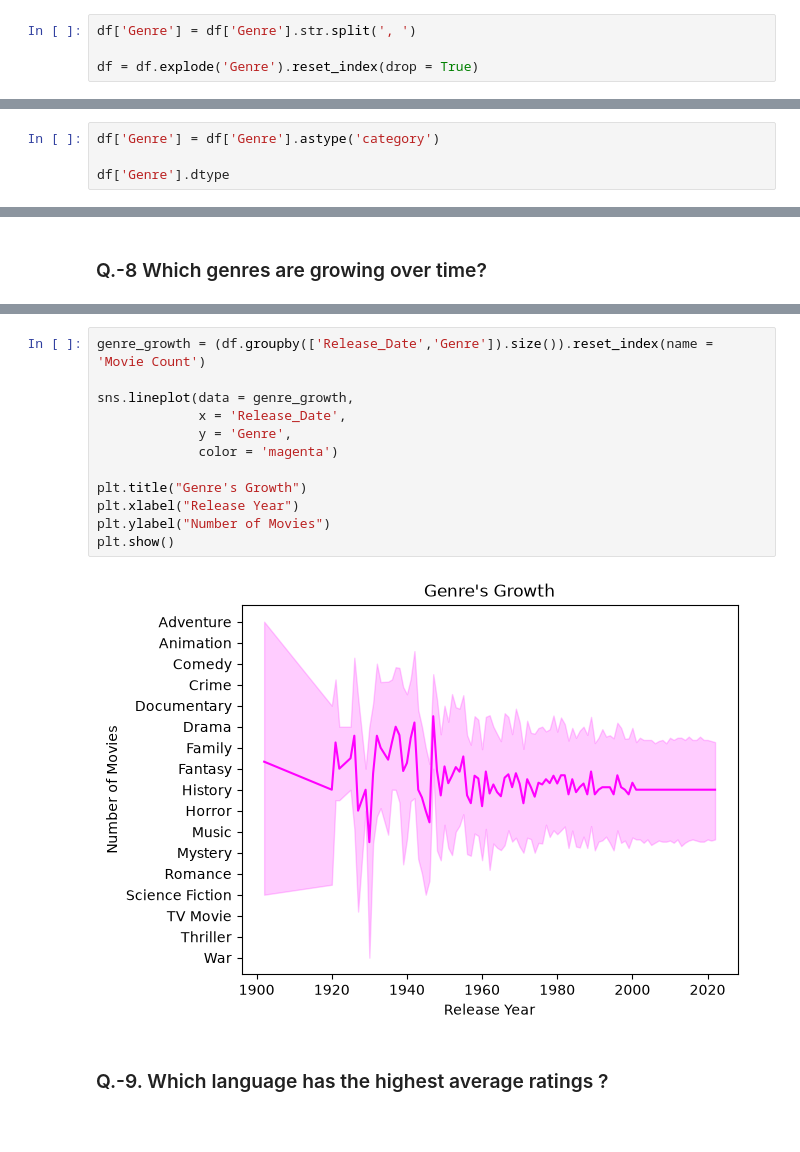
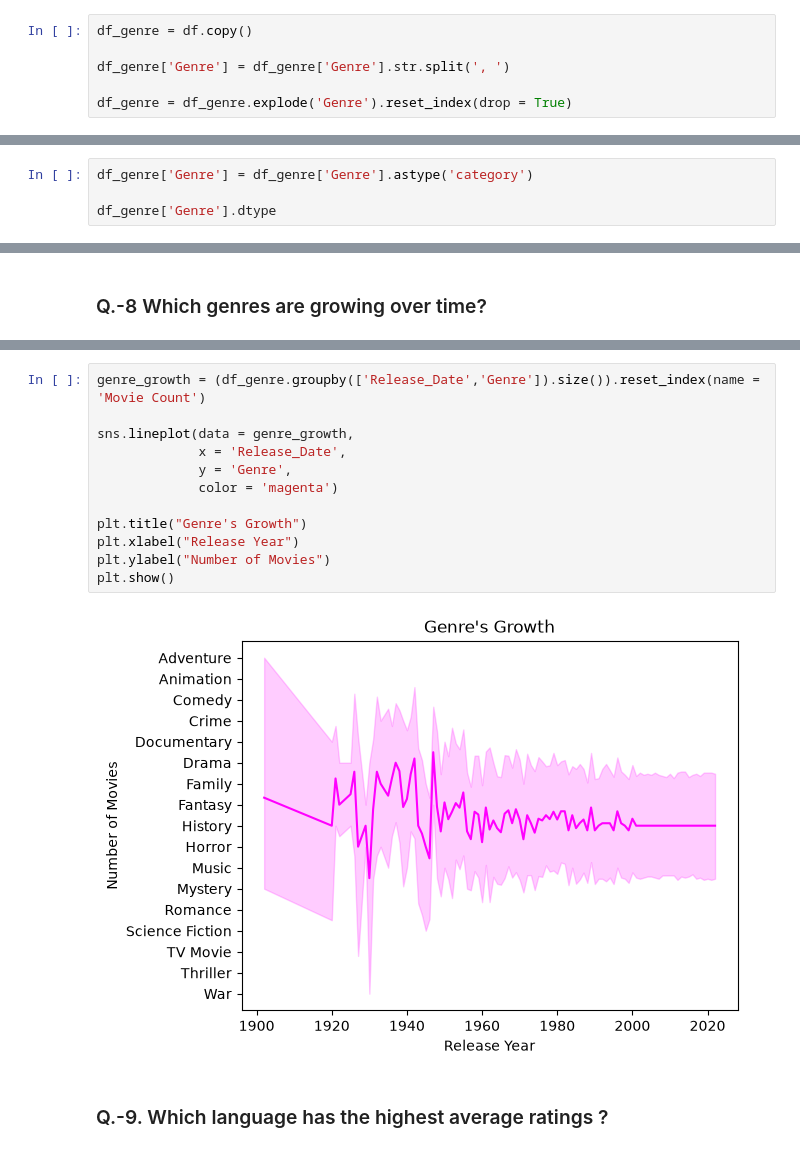
Before and after one commit to A-y-us-h/Netflix_Data_Analysis, a Jupyter notebook: notebooks/movie_data_analysis.ipynb, the cells around one changed output, grey strips where cells are left out. Cells and saved outputs as stored; diff of their text form.

Commit message:
Fixed issues related to explode function

```diff
--- a/notebooks/movie_data_analysis.ipynb
+++ b/notebooks/movie_data_analysis.ipynb
@@ -184,15 +197,17 @@ df.head()
 # %% [markdown]
 We'll split the `Genre` column into a list and use the `explode()` function to transform the dataset so that each movie has only one genre per row.
 # %%
-df['Genre'] = df['Genre'].str.split(', ')
+df_genre = df.copy()
 
-df = df.explode('Genre').reset_index(drop = True)
+df_genre['Genre'] = df_genre['Genre'].str.split(', ')
+
+df_genre = df_genre.explode('Genre').reset_index(drop = True)
 # %% [markdown]
 Casting Column into category
 # %%
-df['Genre'] = df['Genre'].astype('category')
+df_genre['Genre'] = df_genre['Genre'].astype('category')
 
-df['Genre'].dtype
+df_genre['Genre'].dtype
 # %% [output]
 CategoricalDtype(categories=['Action', 'Adventure', 'Animation', 'Comedy', 'Crime',
                   'Documentary', 'Drama', 'Family', 'Fantasy', 'History',
@@ -396,19 +399,19 @@ df.head()
 | 3 | 2022 | The Batman | 3827.658 | 1151 | 8.1 | en | Crime | ... |
 | 4 | 2022 | The Batman | 3827.658 | 1151 | 8.1 | en | Mystery | ... |
 # %%
-genre_growth = (df.groupby(['Release_Date','Genre']).size()).reset_index(name = 'Movie Count')
+genre_growth = (df_genre.groupby(['Release_Date','Genre']).size()).reset_index(name = 'Movie Count')
 
 sns.lineplot(data = genre_growth,
              x = 'Release_Date',
              y = 'Genre',
              color = 'magenta')
 
 plt.title("Genre's Growth")
 plt.xlabel("Release Year")
 plt.ylabel("Number of Movies")
 plt.show()
 # %% [output]
-[figure, old version]
+[figure, new version]
 # %% [markdown]
 ### Q.-9. Which language has the highest average ratings ?
 # %%
```
Also changed, not shown: parts of 21 cells of this notebook.
